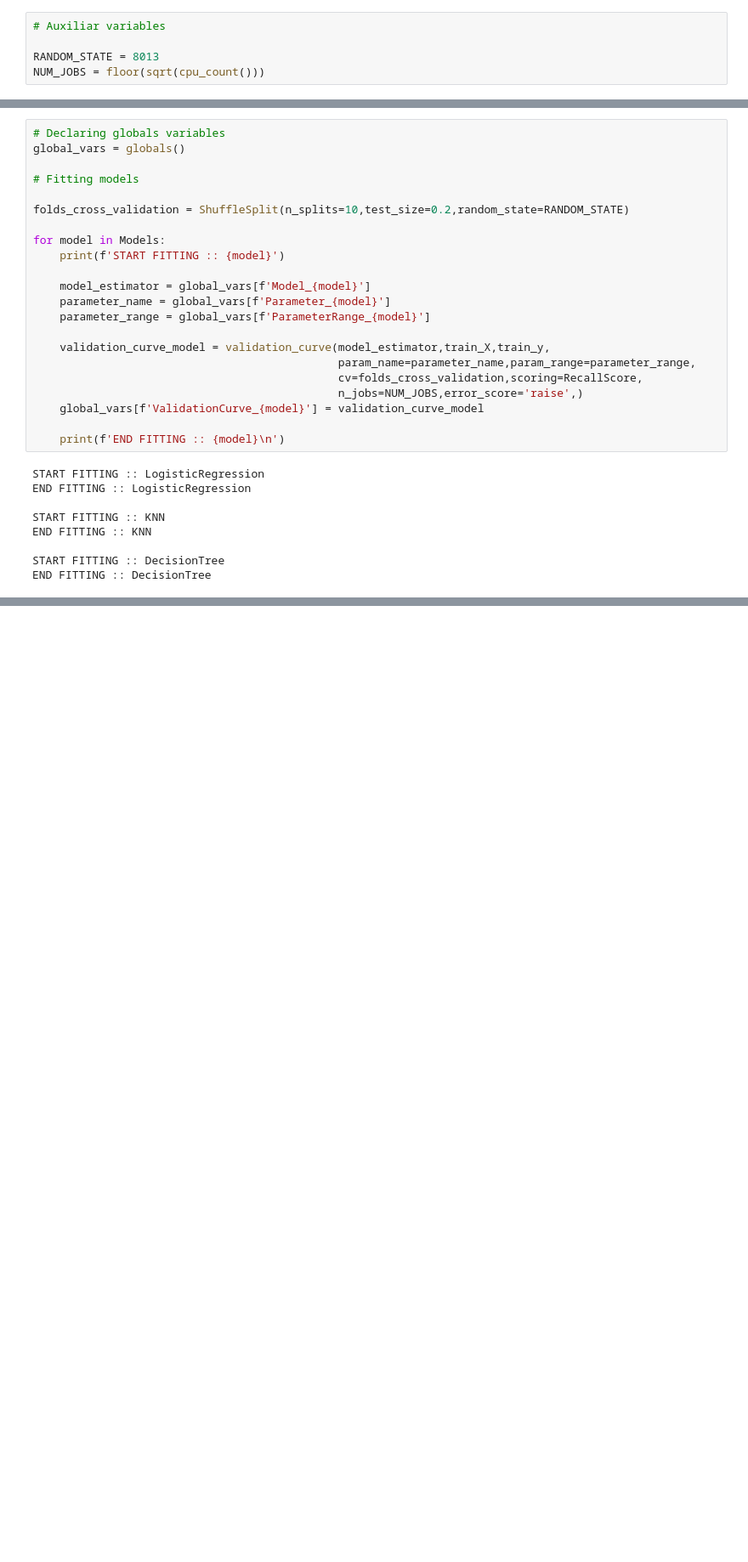
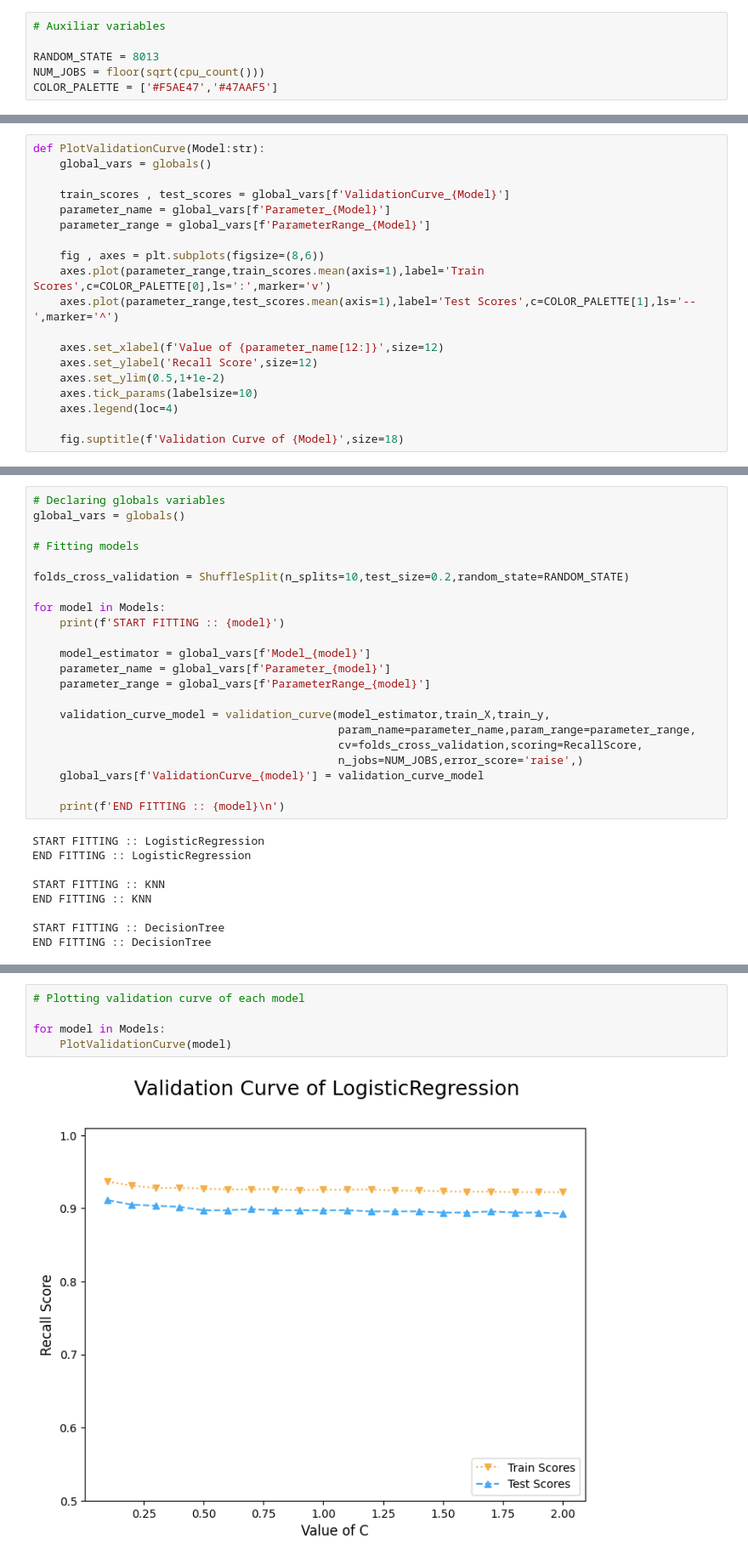
Before and after one commit to alexisuaguilaru/Liver_Patient_Model, a Jupyter notebook: Models/MachineLearningModels.ipynb, the cells around one changed output, grey strips where cells are left out. Shown: that part at 85% size. Saved outputs shown, nothing was run; the diff lists cells and outputs as text; blank space fills up the shorter version.

Commit message:
ADD Models selection section into MLModels

```diff
--- a/Models/MachineLearningModels.ipynb
+++ b/Models/MachineLearningModels.ipynb
@@ -24,6 +26,7 @@ Target = 'is_patient'
 
 RANDOM_STATE = 8013
 NUM_JOBS = floor(sqrt(cpu_count()))
+COLOR_PALETTE = ['#F5AE47','#47AAF5']
 # %% [markdown]
 ## 0.1 Defining Utilities Functions
 # %%
@@ -39,6 +42,25 @@ def SplitFeaturesUsingDatatype(Dataset:pd.DataFrame,Features:list[str]):
             categorical.append(feature)
 
     return continuous , integer , categorical
+# %%
+def PlotValidationCurve(Model:str):
+    global_vars = globals()
+
+    train_scores , test_scores = global_vars[f'ValidationCurve_{Model}']
+    parameter_name = global_vars[f'Parameter_{Model}']
+    parameter_range = global_vars[f'ParameterRange_{Model}']
+
+    fig , axes = plt.subplots(figsize=(8,6))
+    axes.plot(parameter_range,train_scores.mean(axis=1),label='Train Scores',c=COLOR_PALETTE[0],ls=':',marker='v')
+    axes.plot(parameter_range,test_scores.mean(axis=1),label='Test Scores',c=COLOR_PALETTE[1],ls='--',marker='^')
+
+    axes.set_xlabel(f'Value of {parameter_name[12:]}',size=12)
+    axes.set_ylabel('Recall Score',size=12)
+    axes.set_ylim(0.5,1+1e-2)
+    axes.tick_params(labelsize=10)
+    axes.legend(loc=4)
+
+    fig.suptitle(f'Validation Curve of {Model}',size=18)
 # %% [markdown]
 # 1. Load Dataset
 # %%
@@ -281,0 +314,7 @@ END FITTING :: DecisionTree
+# %%
+# Plotting validation curve of each model
+
+for model in Models:
+    PlotValidationCurve(model)
+# %% [output]
+[figure, added]
```
Also changed, not shown: parts of 4 cells of this notebook, 1 other file.
